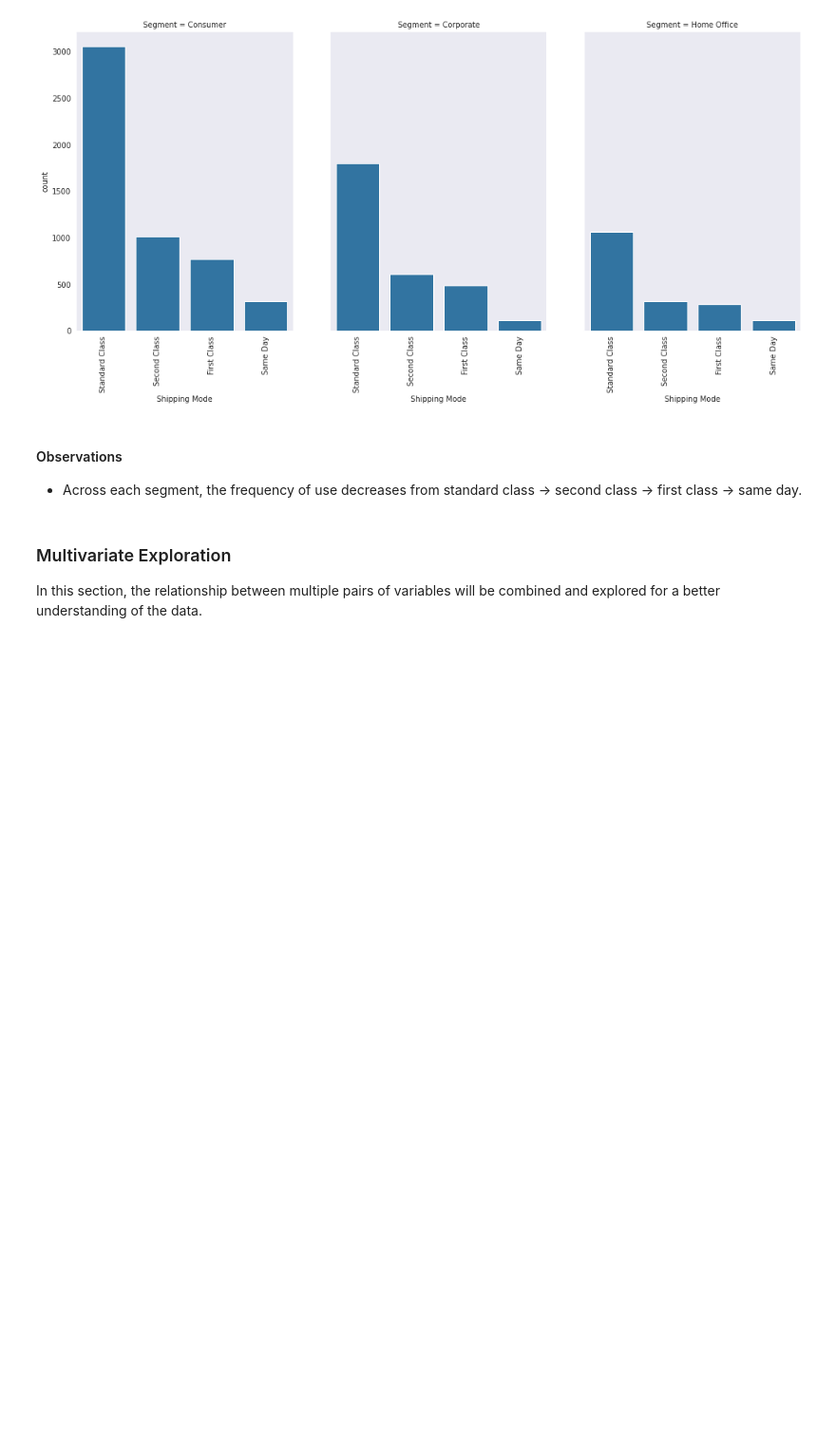
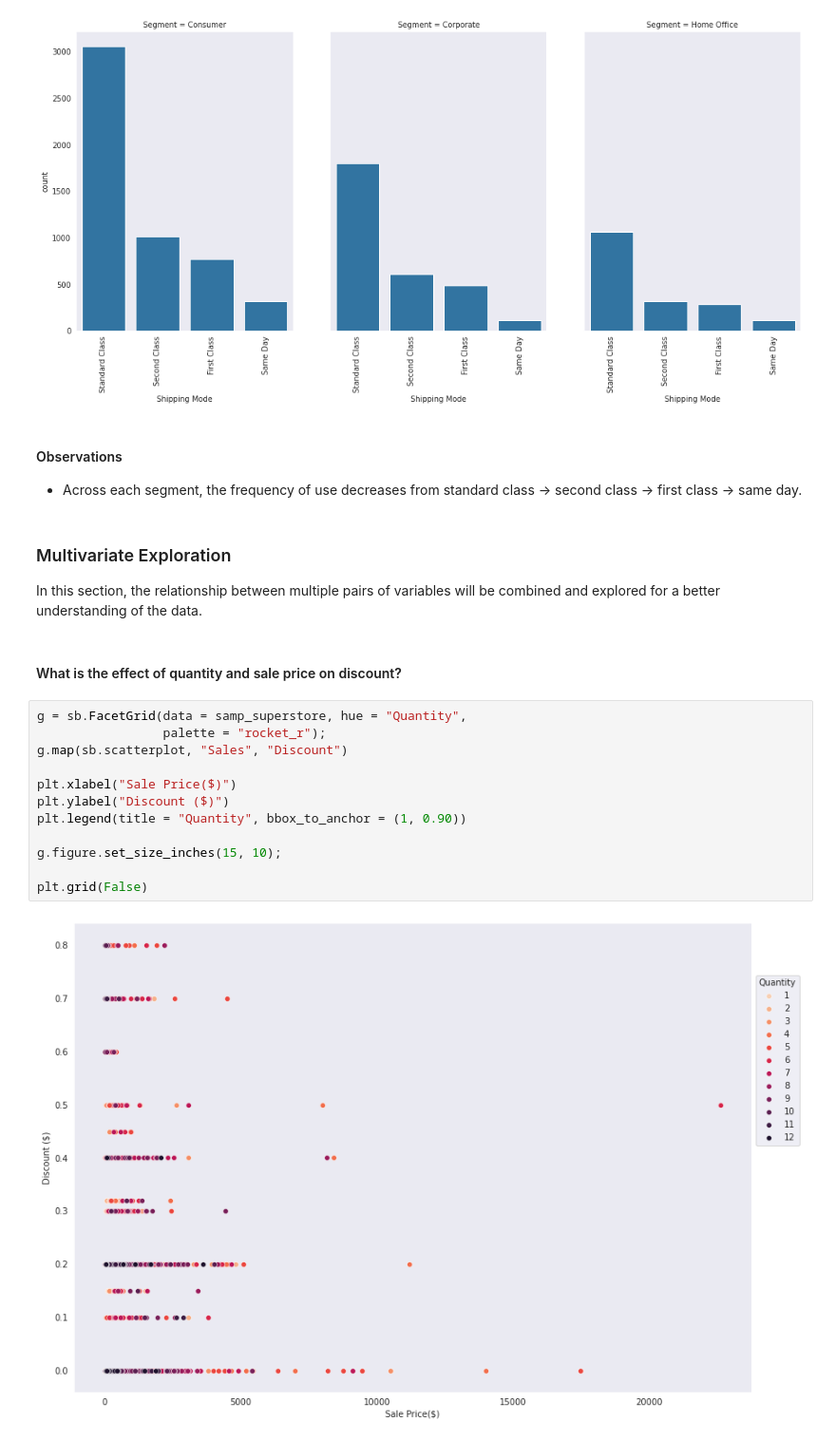
Before and after one commit to Dee-nDee/SuperStore_Data_Analysis, a Jupyter notebook: SuperStore.ipynb, the cells around one changed output. Shown at 95% size. Drawn from its saved outputs; the diff is of its cells as text; blank space fills up the shorter version.

Commit message:
feat: Effect of Quantity and Sale Price on Discount

```diff
--- a/SuperStore.ipynb
+++ b/SuperStore.ipynb
@@ -1149,3 +1149,19 @@ g.figure.set_size_inches(15, 8);
 ### Multivariate Exploration
 
 In this section, the relationship between multiple pairs of variables will be combined and explored for a better understanding of the data.
+# %% [markdown]
+#### What is the effect of quantity and sale price on discount?
+# %%
+g = sb.FacetGrid(data = samp_superstore, hue = "Quantity",
+                 palette = "rocket_r");
+g.map(sb.scatterplot, "Sales", "Discount")
+
+plt.xlabel("Sale Price($)")
+plt.ylabel("Discount ($)")
+plt.legend(title = "Quantity", bbox_to_anchor = (1, 0.90))
+
+g.figure.set_size_inches(15, 10);
+
+plt.grid(False)
+# %% [output]
+[figure, added]
```
